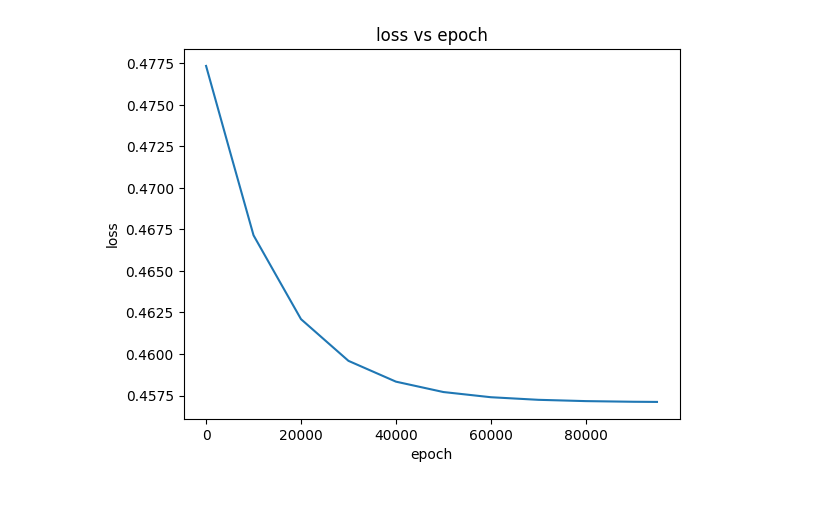
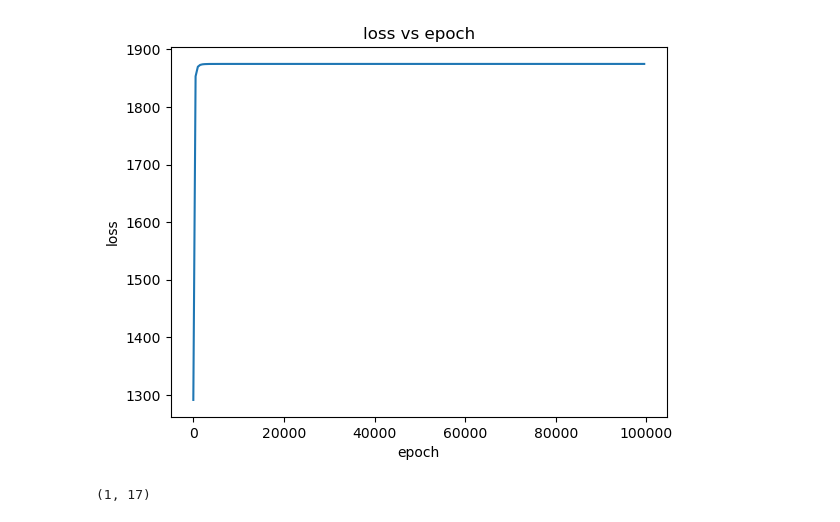
Before and after one commit to tadpole-404/HeartDisease_Prediction, a Jupyter notebook: performance metric.ipynb, the cells around one changed output. Saved outputs shown, nothing was run; the diff lists cells and outputs as text; code cells hidden in the pictures.

```diff
--- a/performance metric.ipynb
+++ b/performance metric.ipynb
@@ -7,25 +7,27 @@ import seaborn as sns
 # %%
 loss=np.load('loss.npy')
 ls=[]
-for i in range(0,20):
-    ls.append(i*5000)
+for i in range(0,200):
+    ls.append(i*500)
 plt.plot(ls,loss)
 plt.title('loss vs epoch')
 plt.xlabel('epoch')
 plt.ylabel('loss')
 plt.show()
 # %% [output]
-[figure, old version]
+[figure, new version]
 # %%
-W_path="weights/W_weights epoch:90000 loss:0.45712472663833426.npy"
-b_path="weights/b_weights epoch:90000 loss:0.45712472663833426.npy"
+W_path="weights/W_weights epoch:90000 loss:318.648256613665.npy"
+b_path="weights/b_weights epoch:90000 loss:318.648256613665.npy"
 features_preprocess=["AgeCategory","Race","GenHealth","HeartDisease",'Smoking','AlcoholDrinking','Stroke','DiffWalking','Sex','AgeCategory','Race','Diabetic','PhysicalActivity','GenHealth','Asthma','KidneyDisease','SkinCancer']
 features_normalise=["BMI","SleepTime","PhysicalHealth","MentalHealth","AgeCategory","Race","GenHealth"]
-data_path='archive(4)/2020/heart_2020_cleaned.csv'
+data_path='heartDisease.csv'
 
 
-y_pred,y_true=infer(W_path,b_path,2515,features_preprocess,features_normalise,data_path)
+y_pred,y_true=infer(W_path,b_path,281,features_preprocess,features_normalise,data_path)
 conf_matrix = confusion_matrix(np.reshape(y_true,(-1)), np.reshape(y_pred,(-1)))
+# %% [output]
+(1, 17)
 # %%
 sns.heatmap(conf_matrix, annot=True, cmap='Blues')
 plt.xlabel('Predicted Labels')
```
Also changed, not shown: parts of 1 cell of this notebook, 26 other files.
